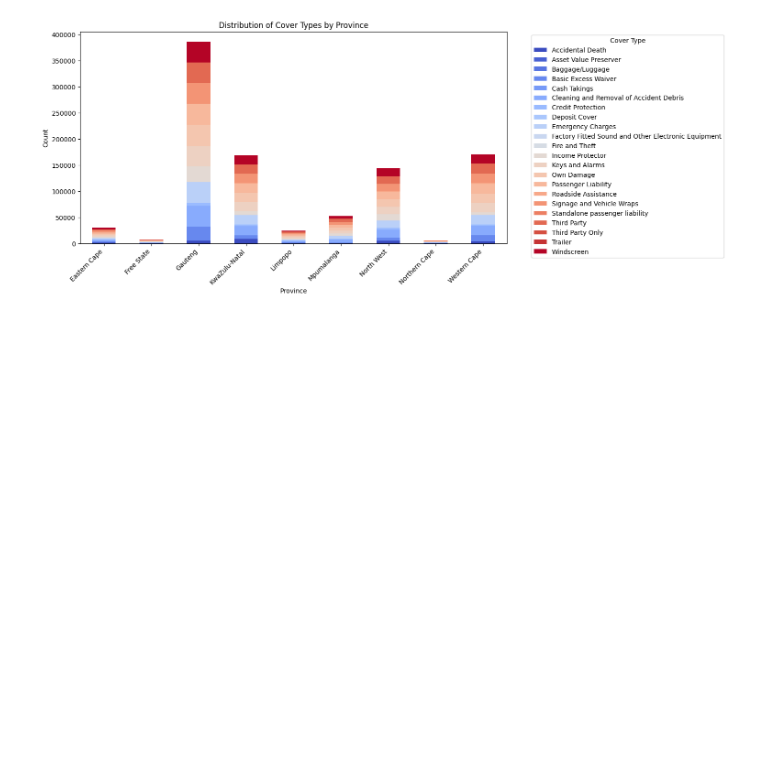
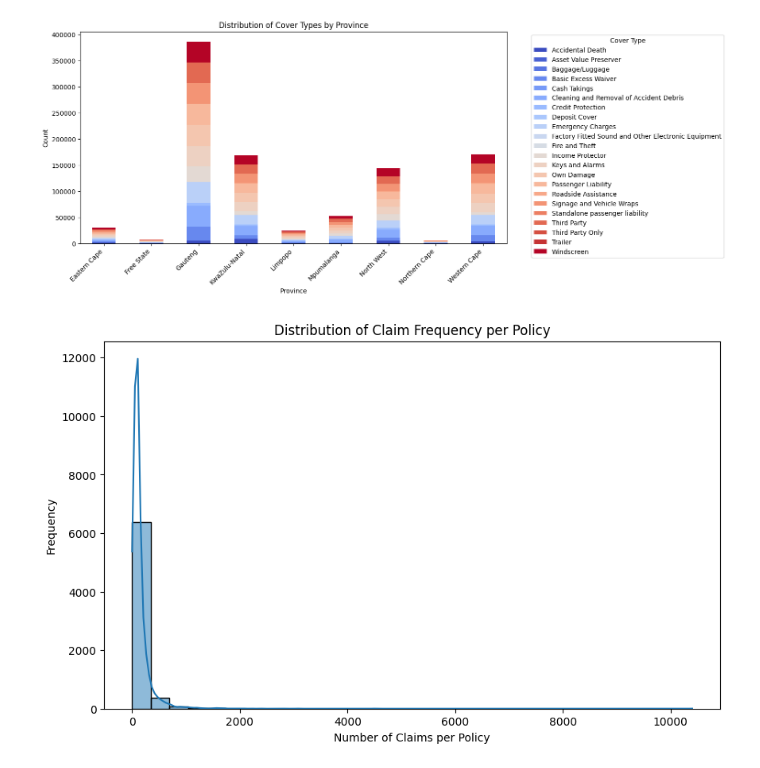
Before and after one commit to beza328/AlphaCare-Insurance-Solutions, a Jupyter notebook: notebooks/EDA.ipynb, the cells around one changed output. Drawn from its saved outputs; the diff is of its cells as text; code cells hidden in the pictures; blank space fills up the shorter version.

```diff
--- a/notebooks/EDA.ipynb
+++ b/notebooks/EDA.ipynb
@@ -328,3 +341,9 @@ Passing `palette` without assigning `hue` is deprecated and will be removed in v
 plot_cover_type_distribution(df, 'Province')
 # %% [output]
 [figure]
+# %%
+claim_frequency = calculate_claim_frequency(df)
+# %%
+plot_claim_frequency_distribution(claim_frequency)
+# %% [output]
+[figure, added]
```
Also changed, not shown: parts of 7 cells of this notebook, 1 other file.
